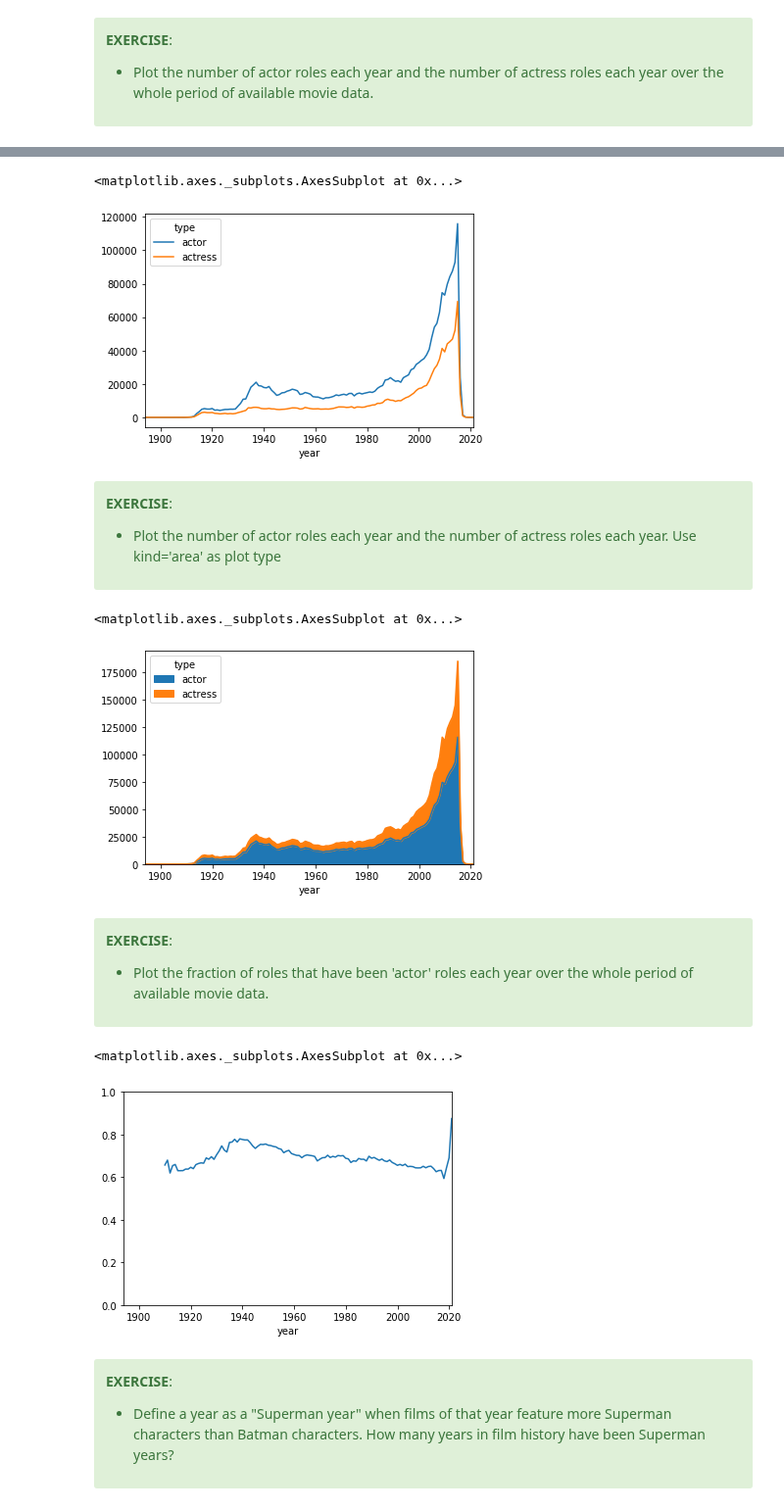
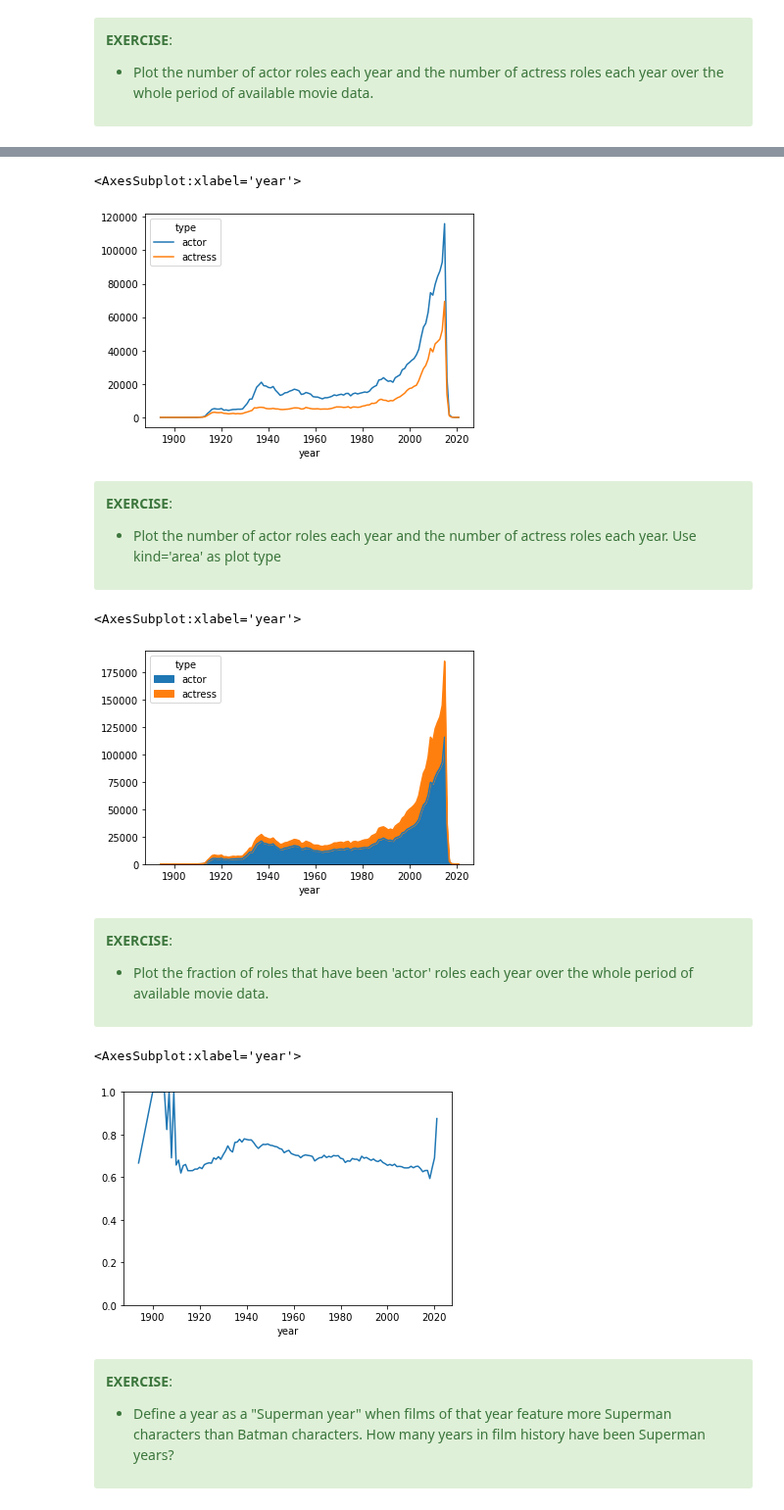
Before and after one commit to jorisvandenbossche/DS-python-data-analysis, a Jupyter notebook: _solved/pandas_07_reshaping_data.ipynb, the cells around one changed output, grey strips where cells are left out. Shown at 98% size. Drawn from its saved outputs; the diff is of its cells as text; code cells hidden in the pictures.

```diff
--- a/_solved/pandas_07_reshaping_data.ipynb
+++ b/_solved/pandas_07_reshaping_data.ipynb
@@ -408,7 +408,7 @@ df.groupby(['Pclass', 'Sex'])['Survived'].mean().unstack()
 # %% [markdown]
 These exercises are based on the [PyCon tutorial of Brandon Rhodes](https://github.com/brandon-rhodes/pycon-pandas-tutorial/) (so credit to him!) and the datasets he prepared for that. You can download these data from here: [`titles.csv`](https://drive.google.com/open?id=0B3G70MlBnCgKajNMa1pfSzN6Q3M) and [`cast.csv`](https://drive.google.com/open?id=0B3G70MlBnCgKal9UYTJSR2ZhSW8) and put them in the `/data` folder.
 # %%
-cast = pd.read_csv('../data/cast.csv')
+cast = pd.read_csv('data/cast.csv')
 cast.head()
 # %% [output]
 |  | title | year | name | type | character | n |
@@ -452,8 +452,8 @@ cast.pivot_table(index='year', columns='type', values="character", aggfunc='coun
 # %%
 pd.crosstab(index=cast['year'], columns=cast['type']).plot()
 # %% [output]
-<matplotlib.axes._subplots.AxesSubplot at 0x...>
+<AxesSubplot:xlabel='year'>
-[figure, old version]
+[figure, new version]
 # %% [markdown]
 <div class="alert alert-success">
 
@@ -466,8 +466,8 @@ pd.crosstab(index=cast['year'], columns=cast['type']).plot()
 # %%
 pd.crosstab(index=cast['year'], columns=cast['type']).plot(kind='area')
 # %% [output]
-<matplotlib.axes._subplots.AxesSubplot at 0x...>
+<AxesSubplot:xlabel='year'>
-[figure, old version]
+[figure, new version]
 # %% [markdown]
 <div class="alert alert-success">
 
@@ -479,11 +479,11 @@ pd.crosstab(index=cast['year'], columns=cast['type']).plot(kind='area')
 </div>
 # %%
 grouped = cast.groupby(['year', 'type']).size()
-table = grouped.unstack('type')
-(table['actor'] / (table['actor'] + table['actress'])).plot(ylim=[0,1])
+table = grouped.unstack('type').fillna(0)
+(table['actor'] / (table['actor'] + table['actress'])).plot(ylim=[0, 1])
 # %% [output]
-<matplotlib.axes._subplots.AxesSubplot at 0x...>
+<AxesSubplot:xlabel='year'>
-[figure, old version]
+[figure, new version]
 # %% [markdown]
 <div class="alert alert-success">
 
```
Also changed, not shown: parts of 8 cells of this notebook, 3 other files.
